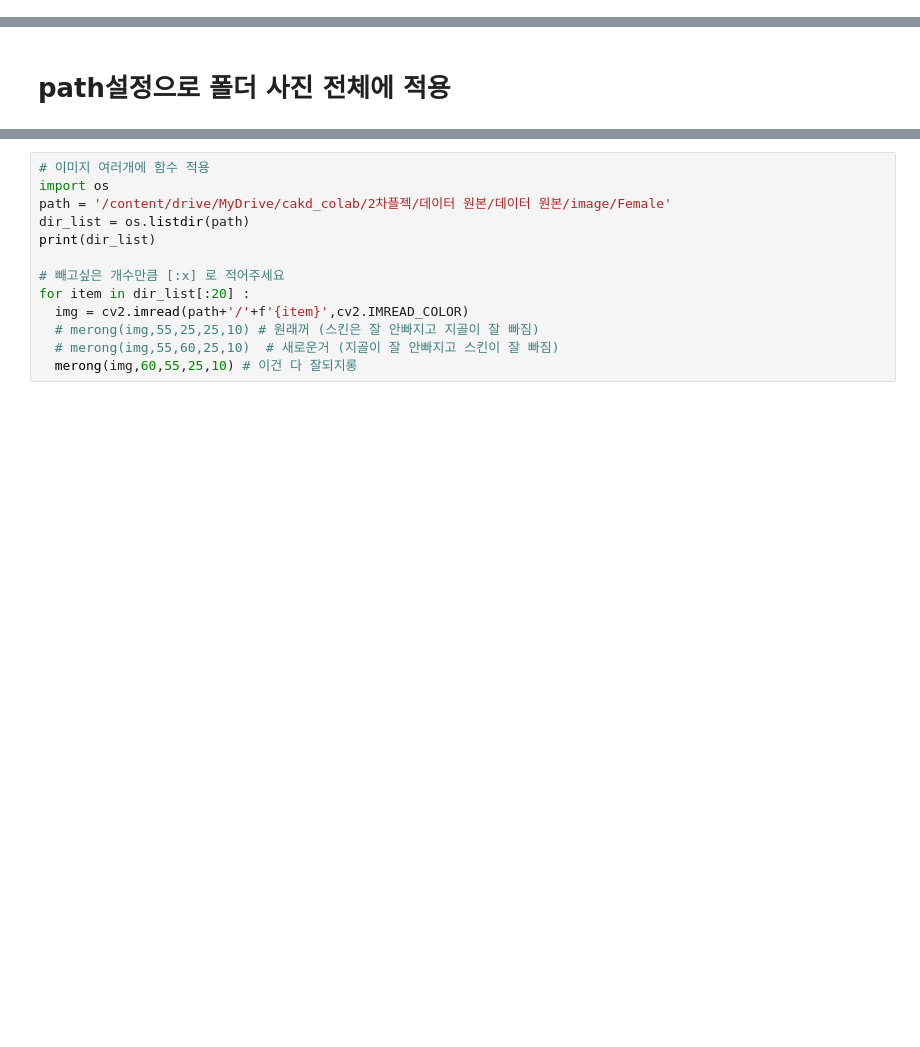
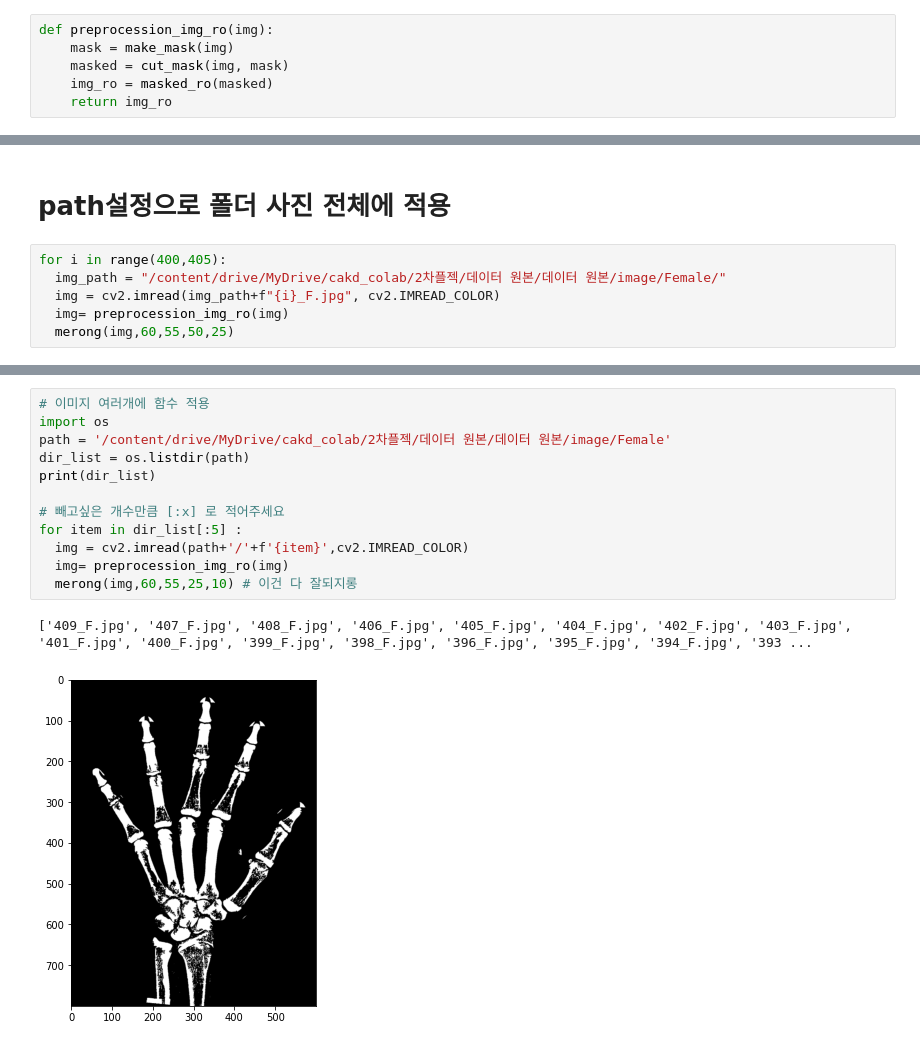
Before and after one commit to kikiru328/Bone_Detection, a Jupyter notebook: 승혜/img_preprocessing_def(최종).ipynb, the cells around one changed output, grey strips where cells are left out. Drawn from its saved outputs; the diff is of its cells as text; blank space fills up the shorter version.

Commit message:
Colaboratory를 통해 생성됨

```diff
--- a/승혜/img_preprocessing_def(최종).ipynb
+++ b/승혜/img_preprocessing_def(최종).ipynb
@@ -41,0 +184,6 @@ def contrast_roi(img, low, high):
+# %%
+def preprocession_img_ro(img):
+    mask = make_mask(img)
+    masked = cut_mask(img, mask)
+    img_ro = masked_ro(masked)
+    return img_ro
@@ -189,2 +337,8 @@ def merong(img,a,b,d,e):
 # %% [markdown]
 # path설정으로 폴더 사진 전체에 적용
+# %%
+for i in range(400,405):
+  img_path = "/content/drive/MyDrive/cakd_colab/2차플젝/데이터 원본/데이터 원본/image/Female/"
+  img = cv2.imread(img_path+f"{i}_F.jpg", cv2.IMREAD_COLOR)
+  img= preprocession_img_ro(img)
+  merong(img,60,55,50,25)
@@ -191,13 +351,15 @@ def merong(img,a,b,d,e):
 # %%
 # 이미지 여러개에 함수 적용
 import os
 path = '/content/drive/MyDrive/cakd_colab/2차플젝/데이터 원본/데이터 원본/image/Female'
 dir_list = os.listdir(path)
 print(dir_list)
 
 # 빼고싶은 개수만큼 [:x] 로 적어주세요
-for item in dir_list[:20] :
+for item in dir_list[:5] :
   img = cv2.imread(path+'/'+f'{item}',cv2.IMREAD_COLOR)
-  # merong(img,55,25,25,10) # 원래꺼 (스킨은 잘 안빠지고 지골이 잘 빠짐)
-  # merong(img,55,60,25,10)  # 새로운거 (지골이 잘 안빠지고 스킨이 잘 빠짐)
+  img= preprocession_img_ro(img)
   merong(img,60,55,25,10) # 이건 다 잘되지롱
+# %% [output]
+['409_F.jpg', '407_F.jpg', '408_F.jpg', '406_F.jpg', '405_F.jpg', '404_F.jpg', '402_F.jpg', '403_F.jpg', '401_F.jpg', '400_F.jpg', '399_F.jpg', '398_F.jpg', '396_F.jpg', '395_F.jpg', '394_F.jpg', '393 ...
+[figure, added]
```
Also changed, not shown: parts of 12 cells of this notebook.
